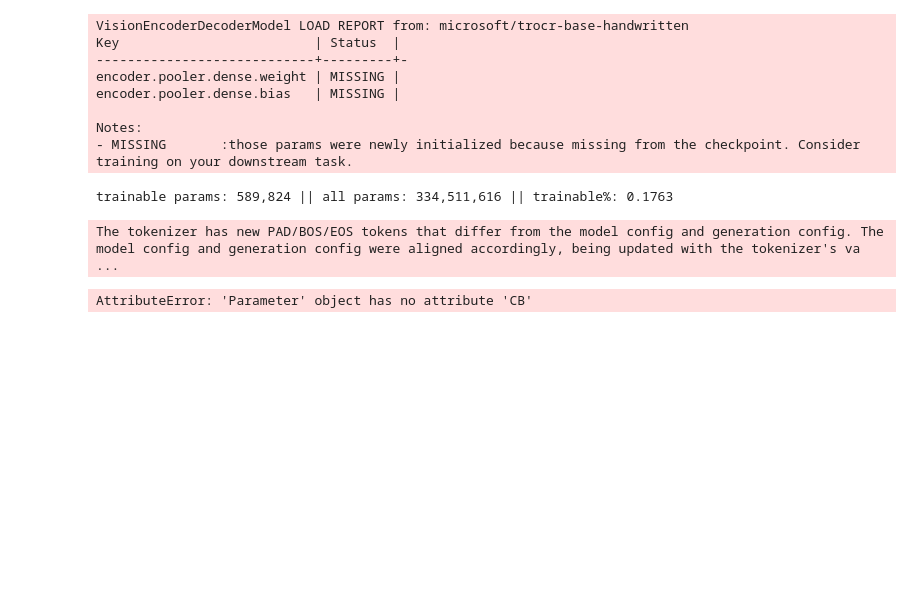
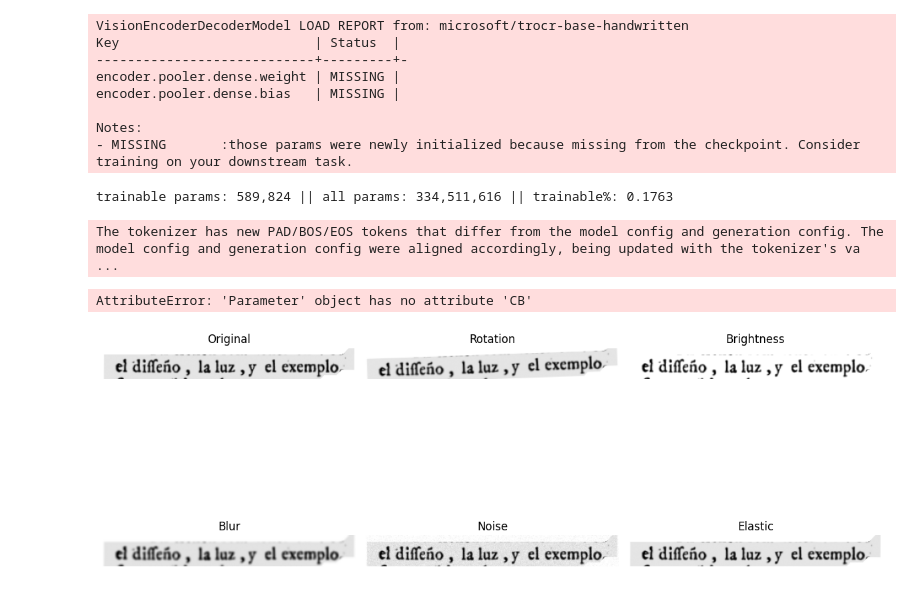
Before and after one commit to VHemanth45/Test1, a Jupyter notebook: workaround.ipynb, the cells around one changed output. Cells and saved outputs as stored; diff of their text form; code cells hidden in the pictures; blank space fills up the shorter version.

```diff
--- a/sample.ipynb
+++ b/workaround.ipynb
@@ -240,3 +240,77 @@ trainer.train()
 # %% [output]
 The tokenizer has new PAD/BOS/EOS tokens that differ from the model config and generation config. The model config and generation config were aligned accordingly, being updated with the tokenizer's va ...
 AttributeError: 'Parameter' object has no attribute 'CB'
+# %%
+import cv2
+import matplotlib.pyplot as plt
+import numpy as np
+from pathlib import Path
+
+# Load one sample line image
+img_path = Path("Data/ocr_dataset/val/images").rglob("*.png")
+img_path = next(img_path)
+img = cv2.imread(str(img_path), cv2.IMREAD_GRAYSCALE)
+
+# --- Augmentations from your pipeline ---
+
+def apply_rotation(img):
+    angle = 2
+    h, w = img.shape[:2]
+    m = cv2.getRotationMatrix2D((w/2, h/2), angle, 1.0)
+    return cv2.warpAffine(img, m, (w, h), borderValue=255)
+
+def apply_blur(img):
+    return cv2.GaussianBlur(img, (5,5), sigmaX=0)
+
+def apply_brightness(img):
+    alpha = 1.1
+    beta = 10
+    out = img.astype(np.float32) * alpha + beta
+    return np.clip(out, 0, 255).astype(np.uint8)
+
+def apply_noise(img):
+    noise = np.random.normal(0, 6, img.shape)
+    out = img.astype(np.float32) + noise
+    return np.clip(out, 0, 255).astype(np.uint8)
+
+def apply_elastic(img):
+    h, w = img.shape
+    dx = cv2.GaussianBlur(np.random.randn(h,w).astype(np.float32), (0,0), 8) * 2
+    dy = cv2.GaussianBlur(np.random.randn(h,w).astype(np.float32), (0,0), 8) * 2
+    x, y = np.meshgrid(np.arange(w), np.arange(h))
+    map_x = (x + dx).astype(np.float32)
+    map_y = (y + dy).astype(np.float32)
+    return cv2.remap(img, map_x, map_y, interpolation=cv2.INTER_LINEAR, borderValue=255)
+
+# Images
+images = [
+    img,
+    apply_rotation(img),
+    apply_brightness(img),
+    apply_blur(img),
+    apply_noise(img),
+    apply_elastic(img)
+]
+
+titles = [
+    "Original",
+    "Rotation",
+    "Brightness",
+    "Blur",
+    "Noise",
+    "Elastic"
+]
+
+# --- Plot 2 rows x 3 cols ---
+plt.figure(figsize=(12, 8))
+
+for i, (im, title) in enumerate(zip(images, titles)):
+    plt.subplot(2, 3, i+1)
+    plt.imshow(im, cmap='gray')
+    plt.axis('off')
+    plt.title(title)
+
+plt.tight_layout()
+plt.show()
+# %% [output]
+[figure, added]
```
Also changed, not shown: parts of 4 cells of this notebook, 17 other files.
